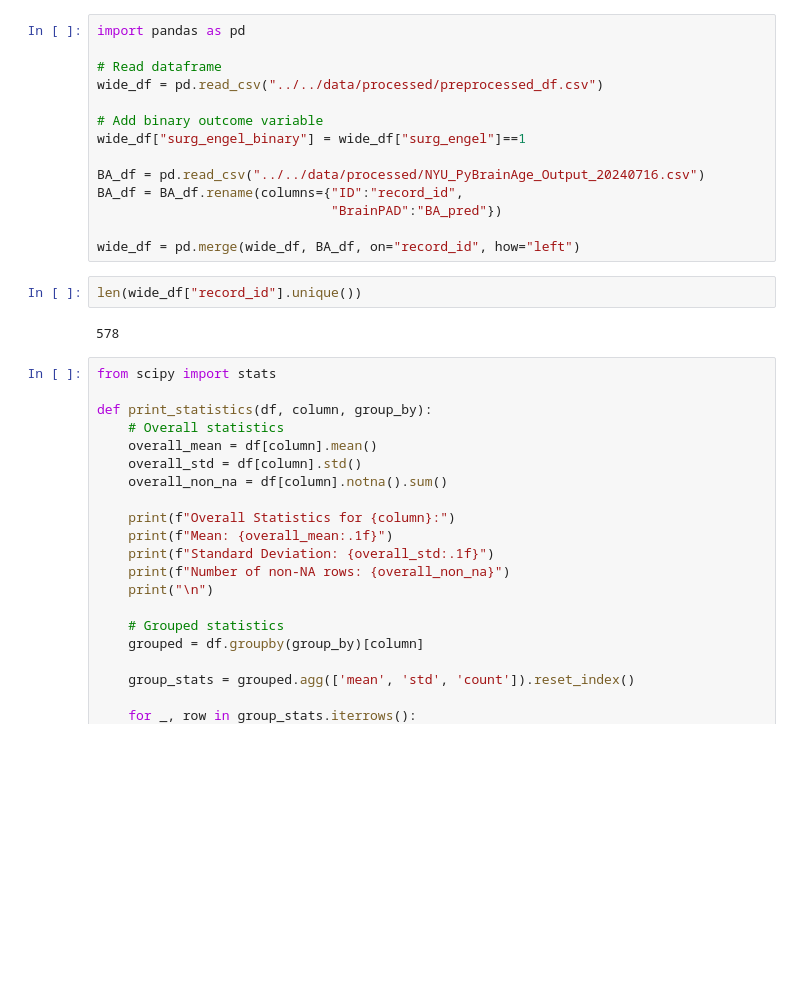
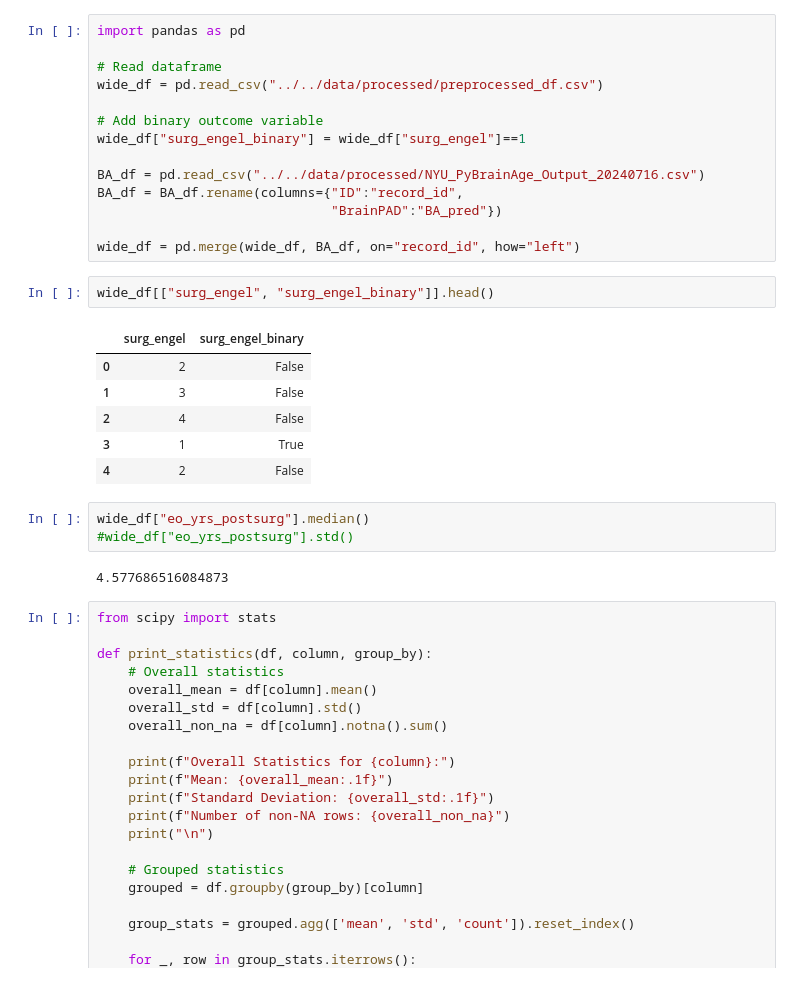
Before and after one commit to AmauryPelzer/Engel-outcome-prediction, a Jupyter notebook: notebooks/1. exploratory/descriptive.ipynb, the cells around one changed output. Cells and saved outputs as stored; diff of their text form; blank space fills up the shorter version.

```diff
--- a/notebooks/1. exploratory/descriptive.ipynb
+++ b/notebooks/1. exploratory/descriptive.ipynb
@@ -12,10 +12,20 @@ BA_df = BA_df.rename(columns={"ID":"record_id",
                               "BrainPAD":"BA_pred"})
 
 wide_df = pd.merge(wide_df, BA_df, on="record_id", how="left")
-# %%
-len(wide_df["record_id"].unique())
-# %% [output]
-578
+# %%
+wide_df[["surg_engel", "surg_engel_binary"]].head()
+# %% [output]
+|  | surg_engel | surg_engel_binary |
+| 0 | 2 | False |
+| 1 | 3 | False |
+| 2 | 4 | False |
+| 3 | 1 | True |
+| 4 | 2 | False |
+# %%
+wide_df["eo_yrs_postsurg"].median()
+#wide_df["eo_yrs_postsurg"].std()
+# %% [output]
+4.577686516084873
 # %%
 from scipy import stats
 
```
Also changed, not shown: parts of 5 cells of this notebook.
